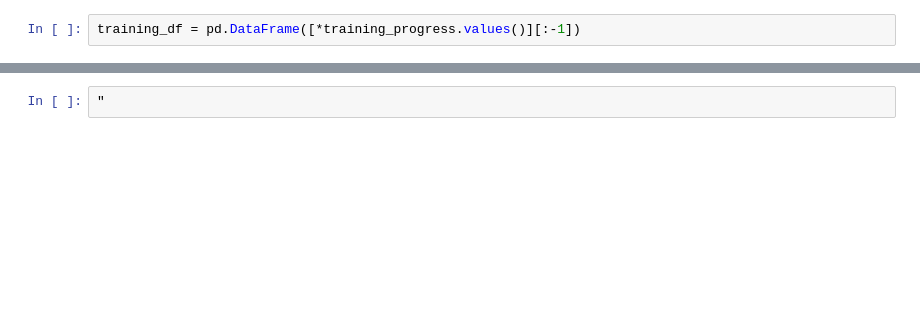
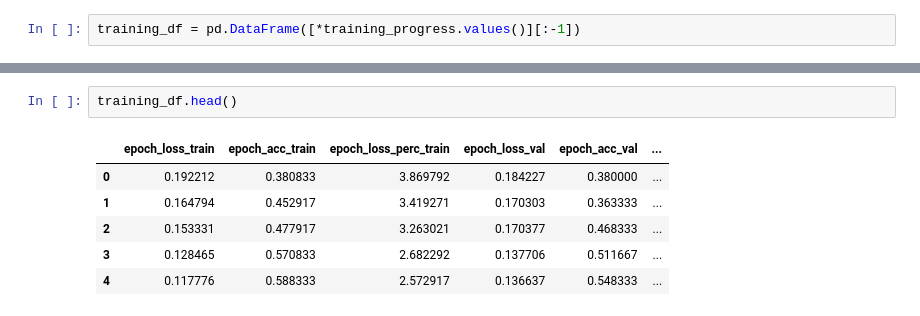
Before and after one commit to Outsider-corp/voice_biometry_recognition, a Jupyter notebook: research.ipynb, the cells around one changed output, grey strips where cells are left out. Saved outputs shown, nothing was run; the diff lists cells and outputs as text; blank space fills up the shorter version.

```diff
--- a/research.ipynb
+++ b/research.ipynb
@@ -24,2 +25,9 @@ training_df['epoch_loss_val'].plot()
 # %%
-"
+training_df.head()
+# %% [output]
+|  | epoch_loss_train | epoch_acc_train | epoch_loss_perc_train | epoch_loss_val | epoch_acc_val | ... |
+| 0 | 0.192212 | 0.380833 | 3.869792 | 0.184227 | 0.380000 | ... |
+| 1 | 0.164794 | 0.452917 | 3.419271 | 0.170303 | 0.363333 | ... |
+| 2 | 0.153331 | 0.477917 | 3.263021 | 0.170377 | 0.468333 | ... |
+| 3 | 0.128465 | 0.570833 | 2.682292 | 0.137706 | 0.511667 | ... |
+| 4 | 0.117776 | 0.588333 | 2.572917 | 0.136637 | 0.548333 | ... |
```
Also changed, not shown: parts of 3 cells of this notebook, 13 other files.
